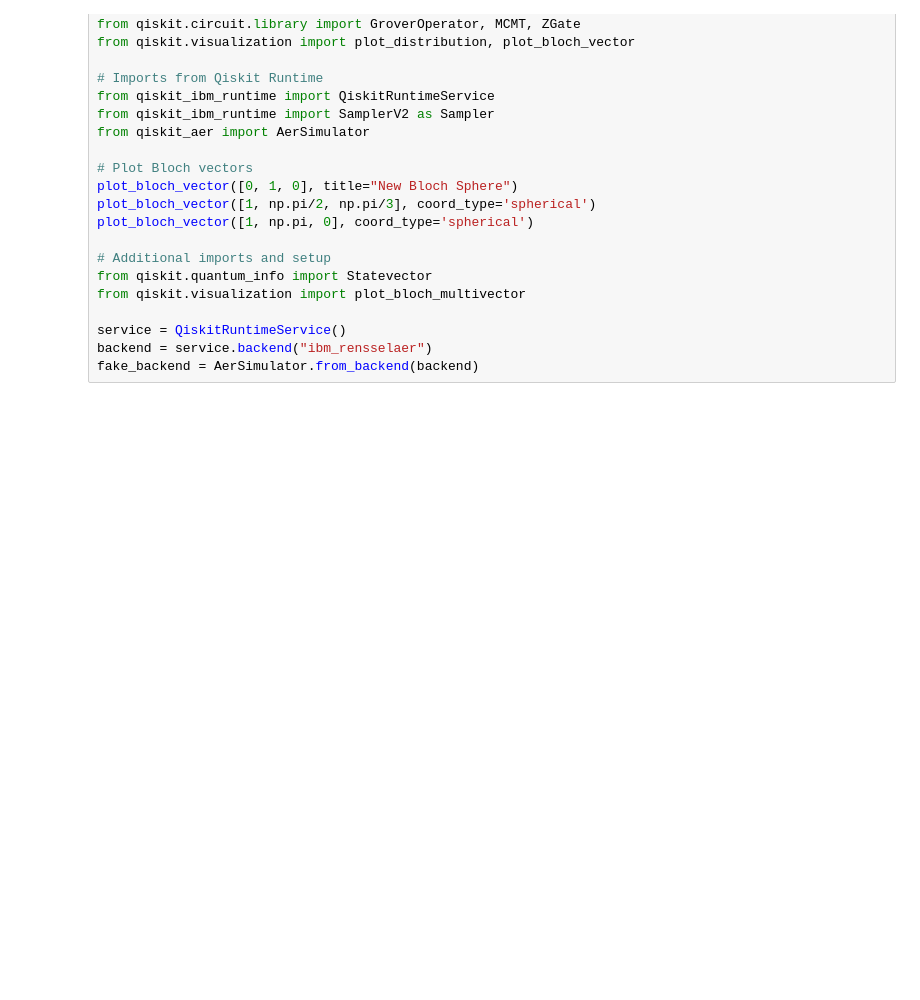
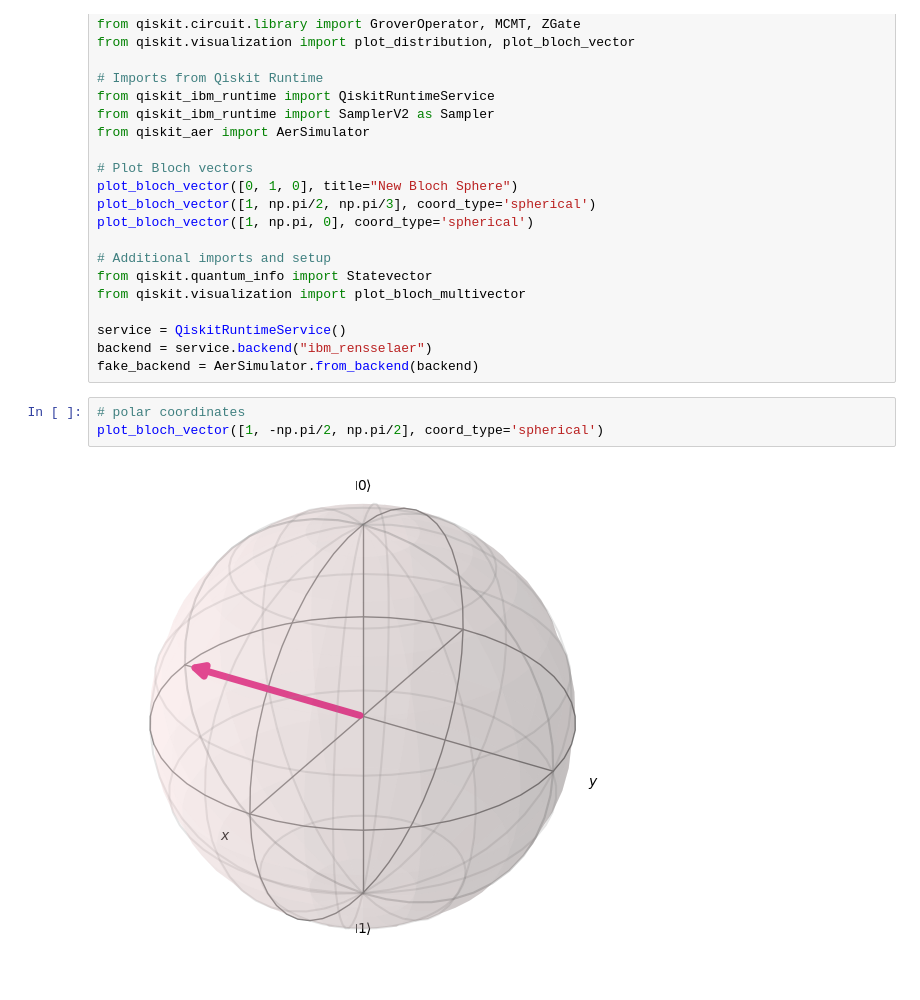
Before and after one commit to YangletLiu/CSCI4961_labs_projects, a Jupyter notebook: Modules/Concepts/Bloch_sphere/bloch_sphere_visualization.ipynb, the cells around one changed output. Cells and saved outputs as stored; diff of their text form; blank space fills up the shorter version.

```diff
--- a/Modules/Concepts/Bloch_sphere/bloch_sphere_visualization.ipynb
+++ b/Modules/Concepts/Bloch_sphere/bloch_sphere_visualization.ipynb
@@ -27,4 +27,9 @@ from qiskit.visualization import plot_bloch_multivector
 service = QiskitRuntimeService()
 backend = service.backend("ibm_rensselaer")
 fake_backend = AerSimulator.from_backend(backend)
+# %%
+# polar coordinates
+plot_bloch_vector([1, -np.pi/2, np.pi/2], coord_type='spherical')
+# %% [output]
+[figure, added]
 # %%
```
Also changed, not shown: parts of 2 cells of this notebook, 11 other files.
